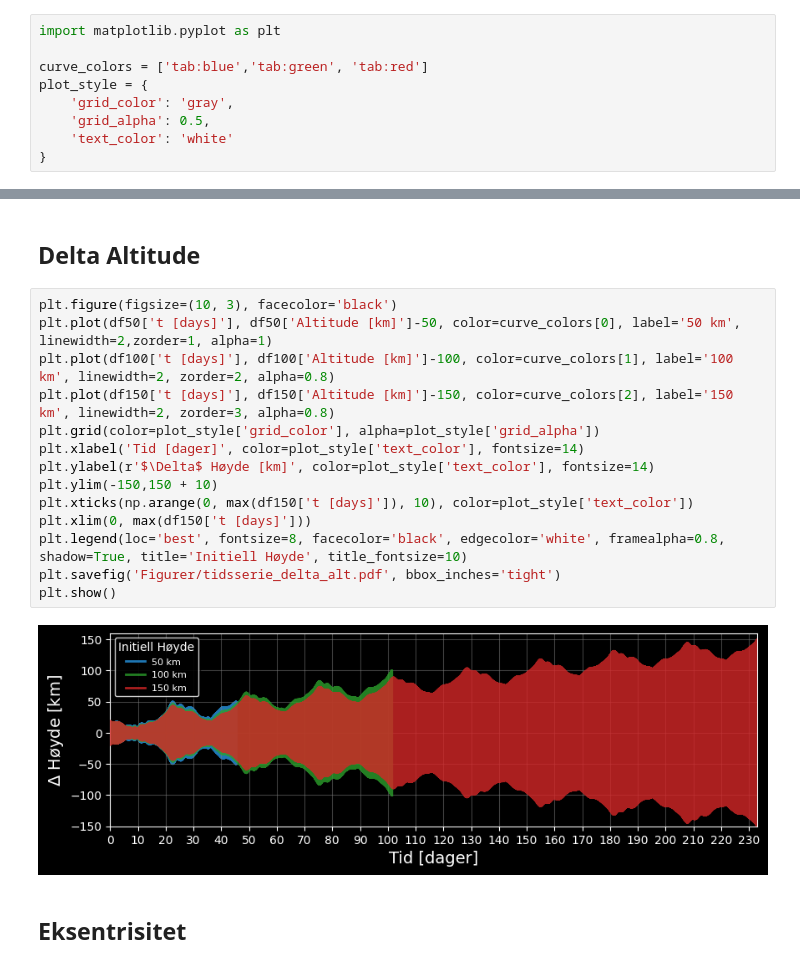
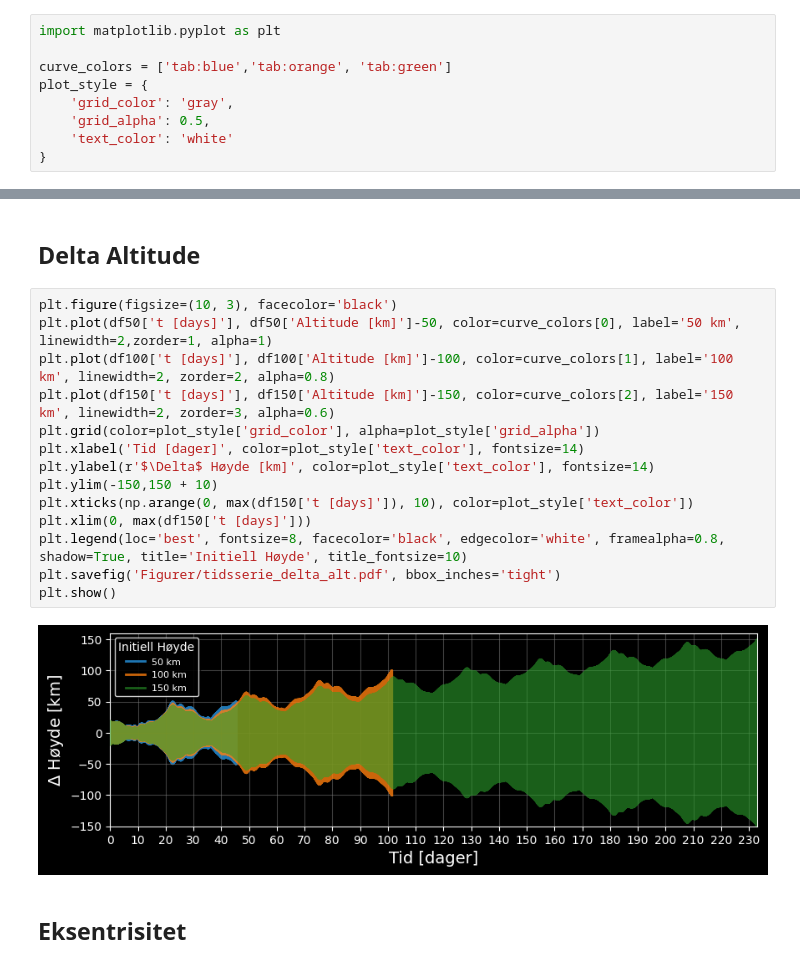
Before and after one commit to SkaugJr/TTK4852-EiT, a Jupyter notebook: LunarAltitudeComp.ipynb, the cells around one changed output, grey strips where cells are left out. Drawn from its saved outputs; the diff is of its cells as text.

```diff
--- a/LunarAltitudeComp.ipynb
+++ b/LunarAltitudeComp.ipynb
@@ -15,7 +15,7 @@ df150 = pd.read_csv(file_paths[2], names=columns, skiprows=1)
 # %%
 import matplotlib.pyplot as plt
 
-curve_colors = ['tab:blue','tab:green', 'tab:red']
+curve_colors = ['tab:blue','tab:orange', 'tab:green']
 plot_style = {
     'grid_color': 'gray',
     'grid_alpha': 0.5,
@@ -44,19 +44,19 @@ plt.show()
 # %%
 plt.figure(figsize=(10, 3), facecolor='black')
 plt.plot(df50['t [days]'], df50['Altitude [km]']-50, color=curve_colors[0], label='50 km', linewidth=2,zorder=1, alpha=1)
 plt.plot(df100['t [days]'], df100['Altitude [km]']-100, color=curve_colors[1], label='100 km', linewidth=2, zorder=2, alpha=0.8)
-plt.plot(df150['t [days]'], df150['Altitude [km]']-150, color=curve_colors[2], label='150 km', linewidth=2, zorder=3, alpha=0.8)
+plt.plot(df150['t [days]'], df150['Altitude [km]']-150, color=curve_colors[2], label='150 km', linewidth=2, zorder=3, alpha=0.6)
 plt.grid(color=plot_style['grid_color'], alpha=plot_style['grid_alpha'])
 plt.xlabel('Tid [dager]', color=plot_style['text_color'], fontsize=14)
 plt.ylabel(r'$\Delta$ Høyde [km]', color=plot_style['text_color'], fontsize=14)
 plt.ylim(-150,150 + 10)
 plt.xticks(np.arange(0, max(df150['t [days]']), 10), color=plot_style['text_color'])
 plt.xlim(0, max(df150['t [days]']))
 plt.legend(loc='best', fontsize=8, facecolor='black', edgecolor='white', framealpha=0.8, shadow=True, title='Initiell Høyde', title_fontsize=10)
 plt.savefig('Figurer/tidsserie_delta_alt.pdf', bbox_inches='tight')
 plt.show()
 # %% [output]
-[figure, old version]
+[figure, new version]
 # %% [markdown]
 ## Eksentrisitet
 # %%
```
Also changed, not shown: parts of 6 cells of this notebook, 11 other files.
